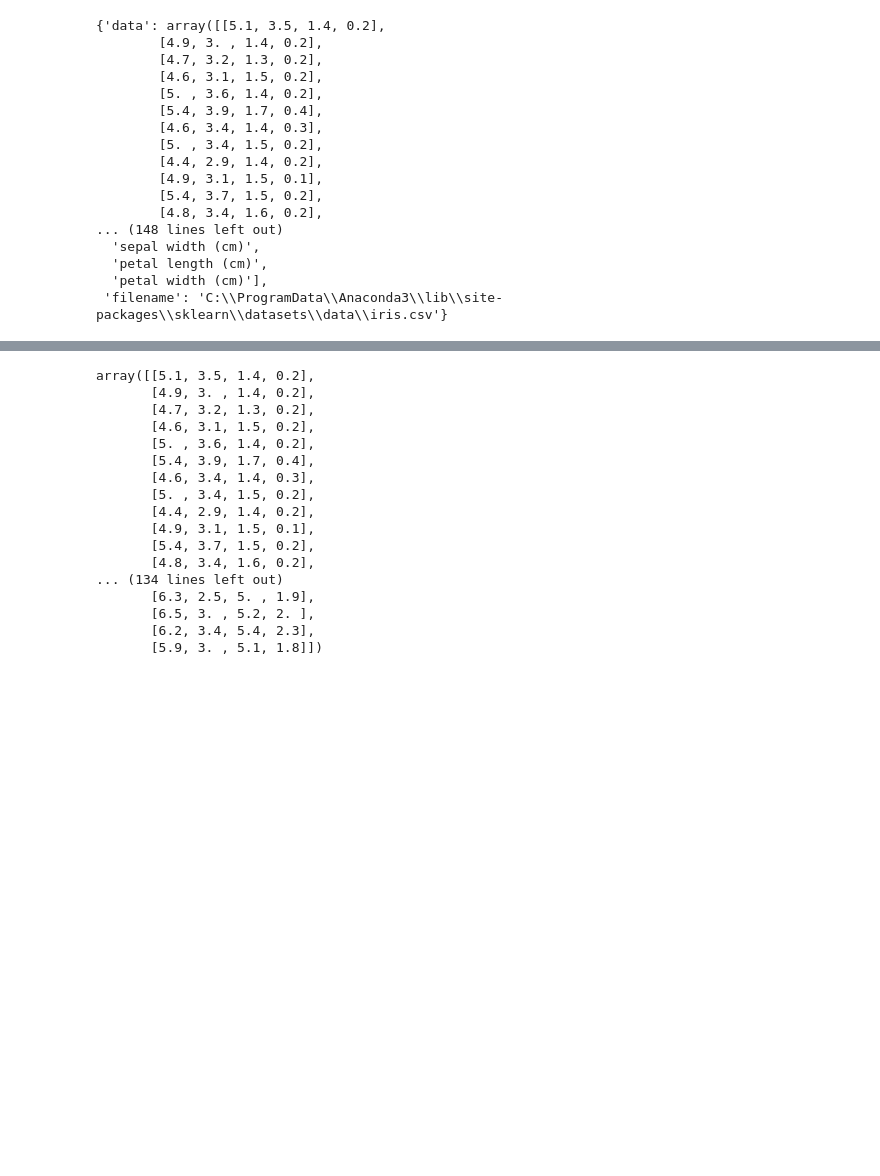
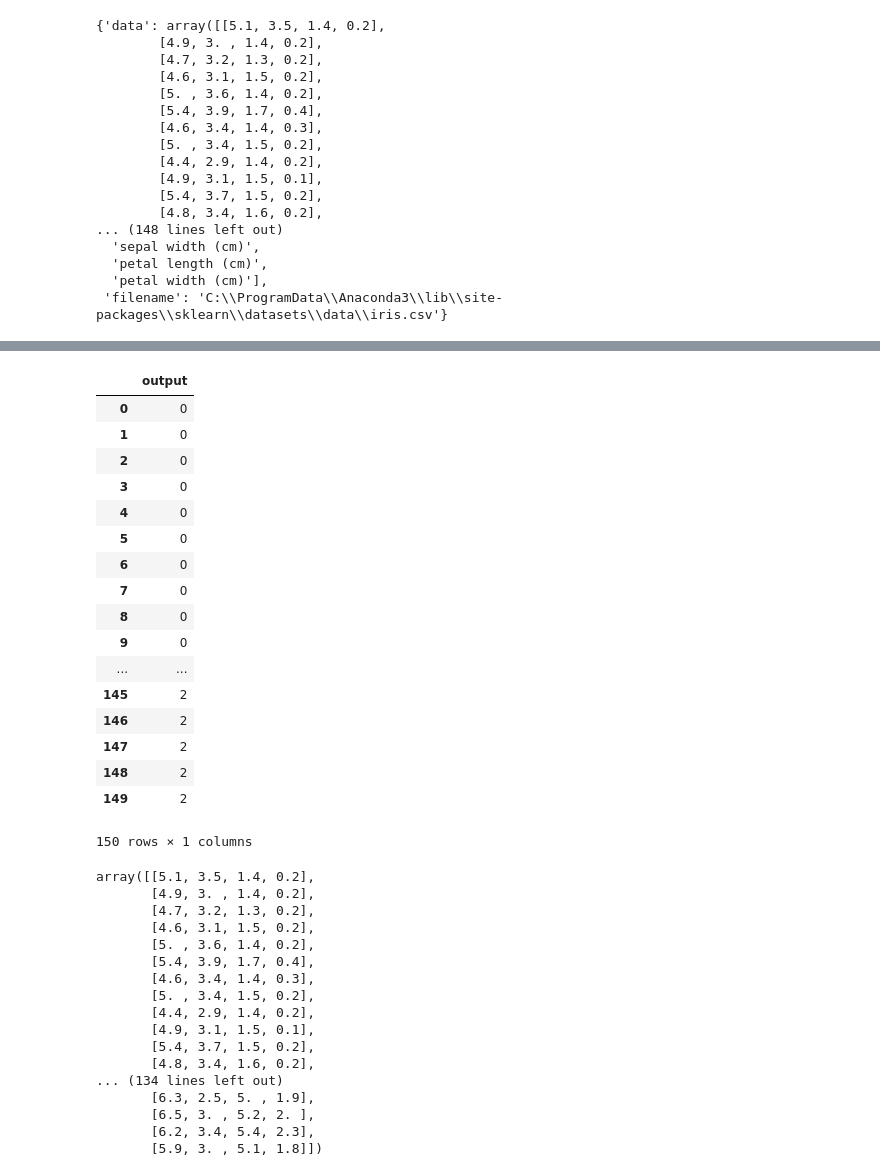
Before and after one commit to GirishaDevara/crrcoe, a Jupyter notebook: 2020-02-07/Decision Tree-Iris.ipynb, the cells around one changed output, grey strips where cells are left out. Cells and saved outputs as stored; diff of their text form; code cells hidden in the pictures; blank space fills up the shorter version.

```diff
--- a/2020-02-07/Decision Tree-Iris.ipynb
+++ b/2020-02-07/Decision Tree-Iris.ipynb
@@ -25,3 +37,25 @@ iris
+# %%
+y_df = pd.DataFrame(iris.target,columns=["output"])
+y_df
+# %% [output]
+|  | output |
+| 0 | 0 |
+| 1 | 0 |
+| 2 | 0 |
+| 3 | 0 |
+| 4 | 0 |
+| 5 | 0 |
+| 6 | 0 |
+| 7 | 0 |
+| 8 | 0 |
+| 9 | 0 |
+| ... | ... |
+| 145 | 2 |
+| 146 | 2 |
+| 147 | 2 |
+| 148 | 2 |
+| 149 | 2 |
+150 rows × 1 columns
 # %%
 X = iris.data
 X
```
Also changed, not shown: parts of 7 cells of this notebook, 4 other files.
